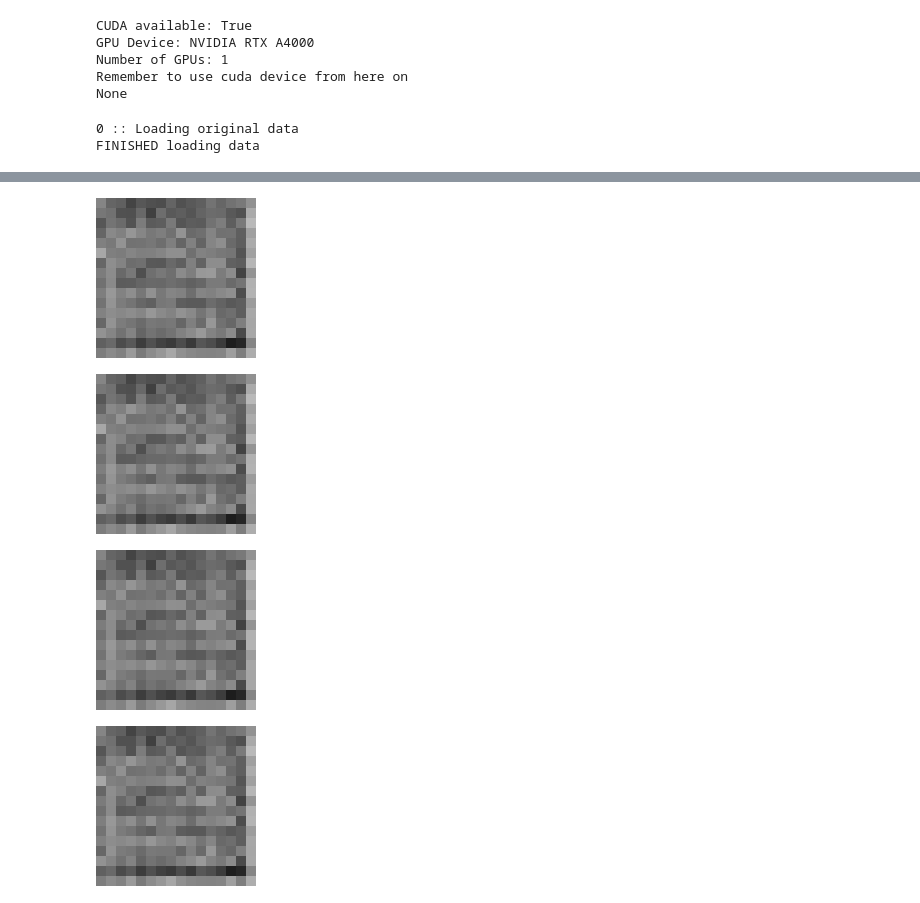
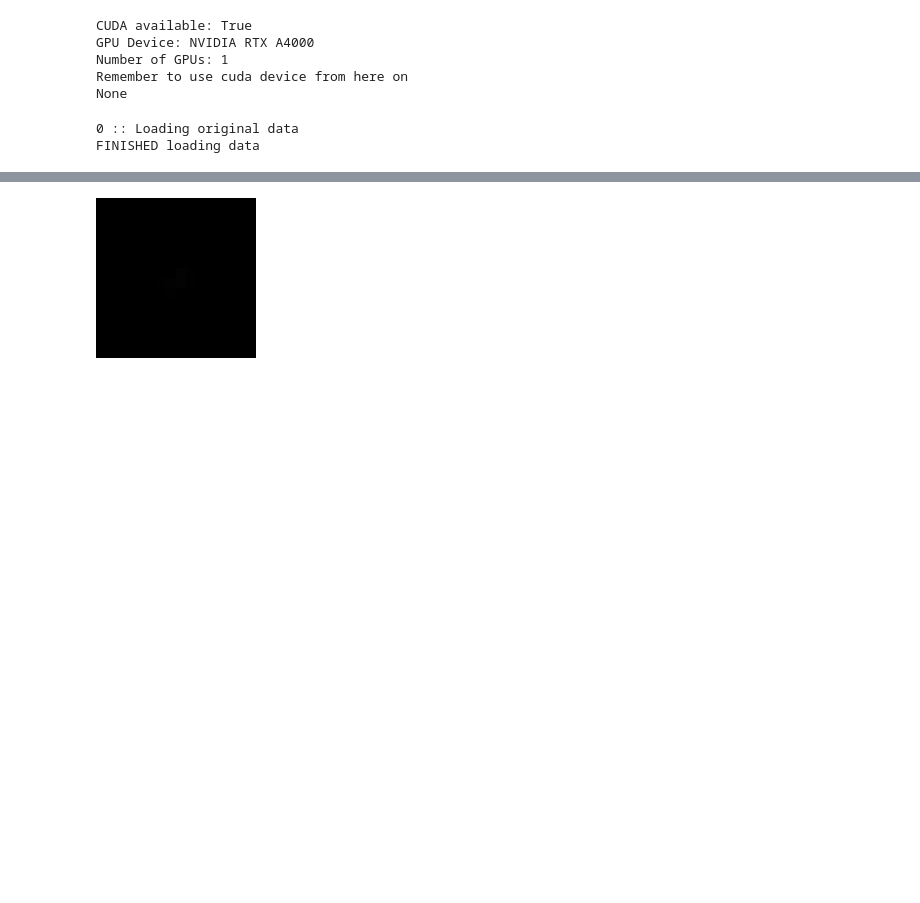
Before and after one commit to roysiu-gh/DDPM-HL-LHC, a Jupyter notebook: DDPMLHC/jup_real.ipynb, the cells around one changed output, grey strips where cells are left out. Drawn from its saved outputs; the diff is of its cells as text; code cells hidden in the pictures; blank space fills up the shorter version.

```diff
--- a/DDPMLHC/jup_real.ipynb
+++ b/DDPMLHC/jup_real.ipynb
@@ -426,14 +974,15 @@ PUDiffusion(
 # %%
 # Generate samples
 NG_jet.reset()
 NG_pu.reset()
-sampled_images = diffusion.sample(batch_size=batch_size)
+sampled_images = diffusion.sample(batch_size=1)
 show_tensor_images(sampled_images, scale_factor=10)
+# next(NG_pu)
+# next(NG_jet)
+# sampled_images = diffusion.sample(batch_size=1)
+# show_tensor_images(sampled_images, scale_factor=10)
 # %% [output]
-[figure, old version]
+[figure, new version]
-[figure, removed]
-[figure, removed]
-[figure, removed]
 # %%
 print(len(ng_for_dataloader))
 pats = [ng_for_dataloader[0],ng_for_dataloader[1],ng_for_dataloader[2],ng_for_dataloader[3],ng_for_dataloader[4],ng_for_dataloader[5], ng_for_dataloader[-1]]
```
Also changed, not shown: parts of 8 cells of this notebook, 1 other file.
